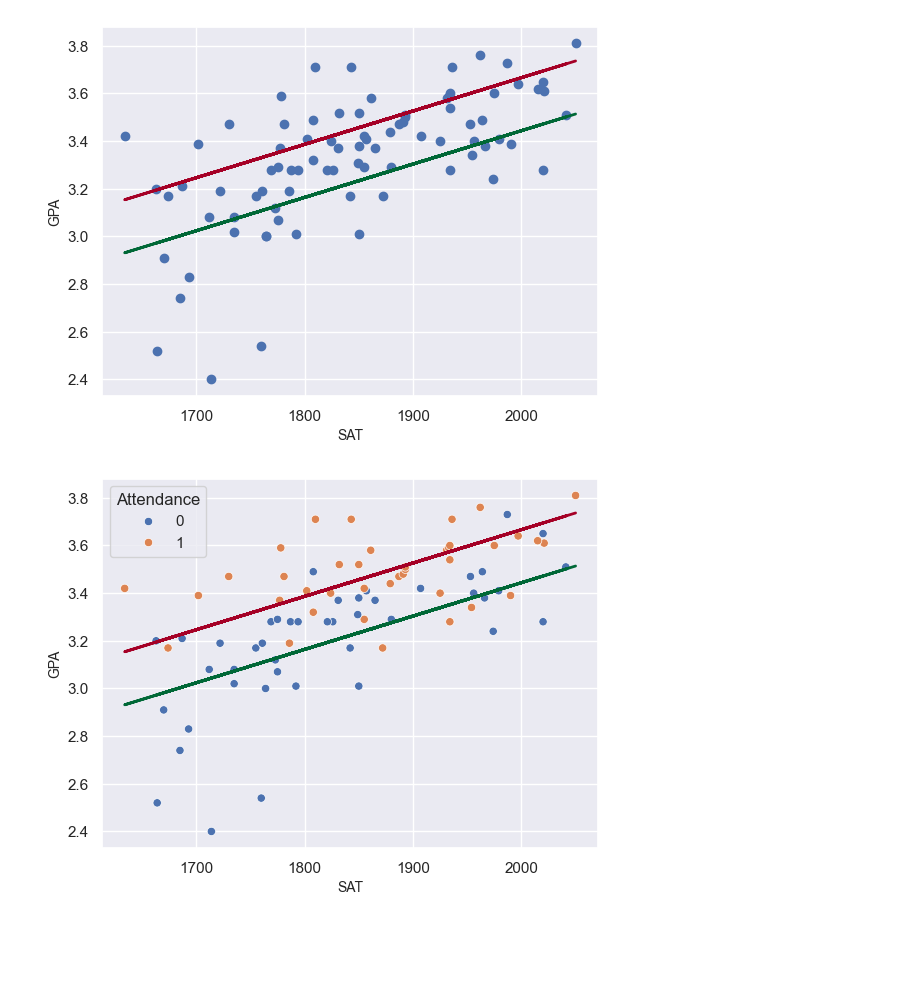
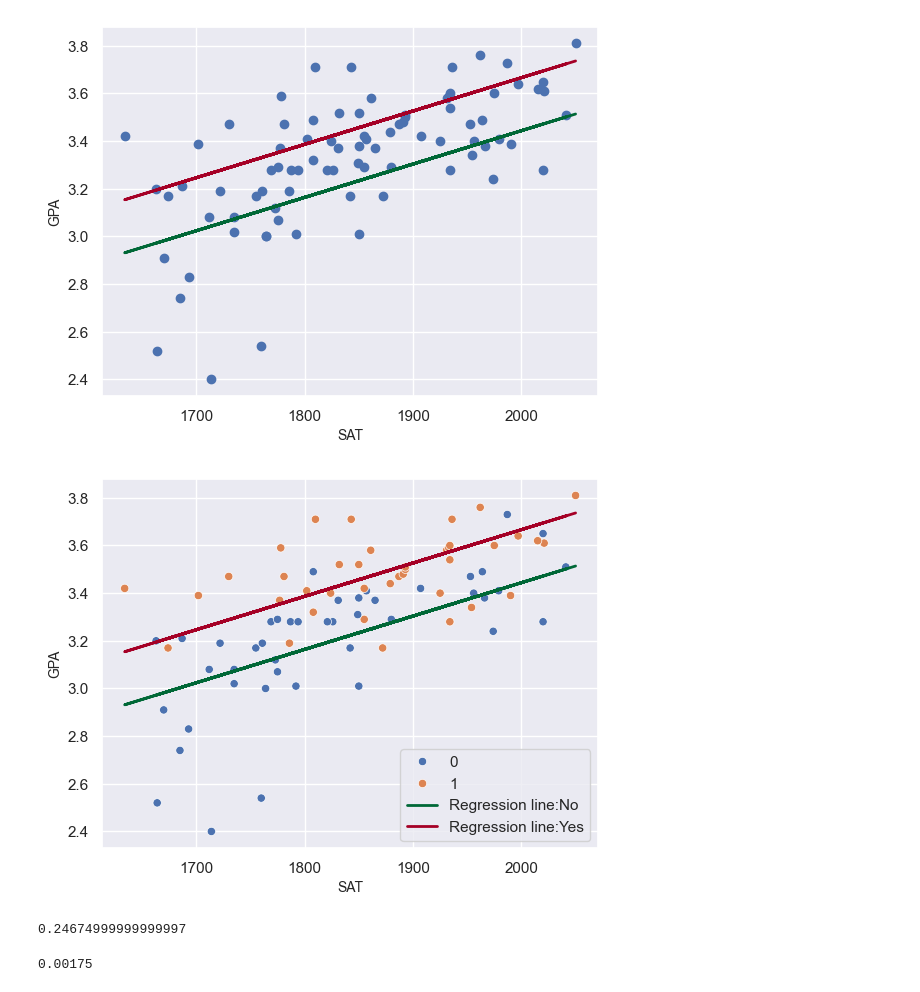
Before and after one commit to JACK6185555/NumPy, a Jupyter notebook: Project/Ex4.ipynb, the cells around one changed output. Saved outputs shown, nothing was run; the diff lists cells and outputs as text; code cells hidden in the pictures; blank space fills up the shorter version.

```diff
--- a/Project/Ex4.ipynb
+++ b/Project/Ex4.ipynb
@@ -97,11 +97,22 @@ plt.show()
 # %%
 sns.scatterplot(x='SAT',y='GPA',hue='Attendance',data=df)
 yhat_no=0.6439+0.0014*df['SAT']+0.2226*0
 yhat_yes=0.6439+0.0014*df['SAT']+0.2226*1
-plt.plot(df['SAT'],yhat_no, lw=2, c='#006837')
-plt.plot(df['SAT'],yhat_yes, lw=2, c='#a50026')
+plt.plot(df['SAT'],yhat_no, lw=2, c='#006837',label='Regression line:No')
+plt.plot(df['SAT'],yhat_yes, lw=2, c='#a50026',label='Regression line:Yes')
 plt.xlabel('SAT', fontsize = 10)
 plt.ylabel('GPA', fontsize = 10)
+plt.legend()
 plt.show()
 # %% [output]
-[figure, old version]
+[figure, new version]
+# %%
+b0=0.141*(1+0.75)
+b0
+# %% [output]
+0.24674999999999997
+# %%
+b1=0.001*(1+0.75)
+b1
+# %% [output]
+0.00175
```
Also changed, not shown: parts of 2 cells of this notebook.
